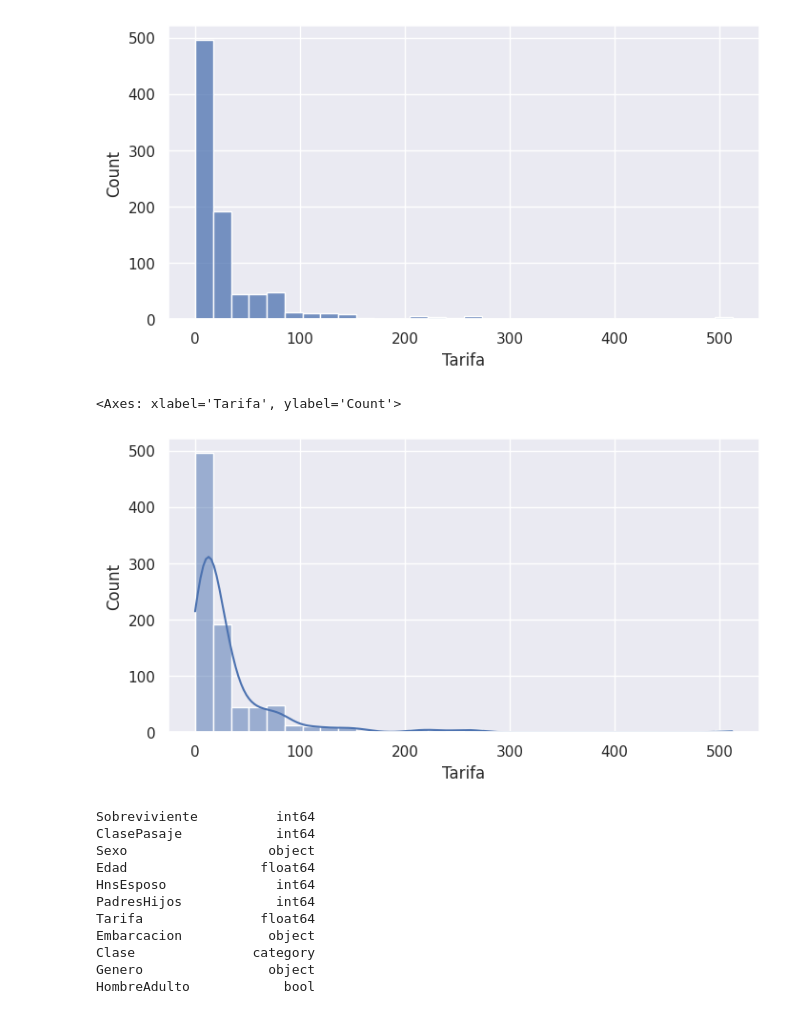
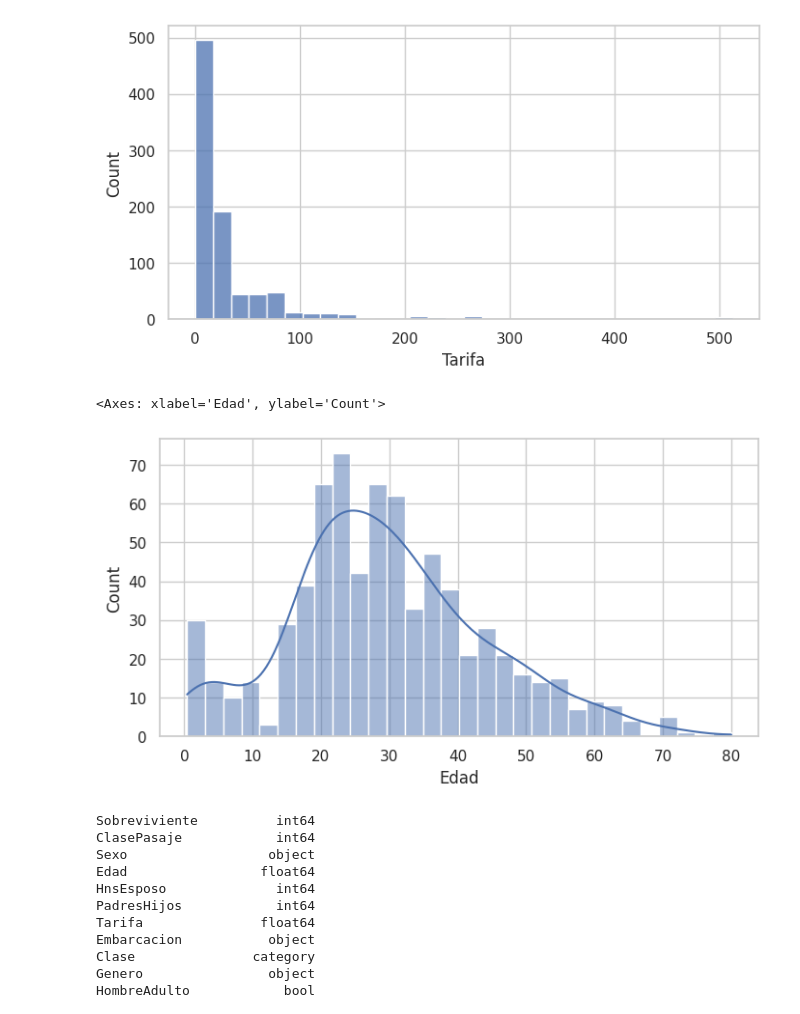
Before and after one commit to mpintoponce/python_utec, a Jupyter notebook: Modulo03:Visualizacion_de_Datos/06.Sesión_5_Univariado_[Student_View].ipynb, the cells around one changed output. Drawn from its saved outputs; the diff is of its cells as text; code cells hidden in the pictures.

```diff
--- a/Modulo03:Visualizacion_de_Datos/06.Sesión_5_Univariado_[Student_View].ipynb
+++ b/Modulo03:Visualizacion_de_Datos/06.Sesión_5_Univariado_[Student_View].ipynb
@@ -285,6 +287,7 @@ dtype: object
 # %%
 # Se puede cambiar el tamaño de las figuras
 sns.set(rc={"figure.figsize":(8, 4)}) #ancho=8, alto=4
+sns.set_theme(style="whitegrid")
 # %% [markdown]
 `countplot()`
 Muestra los conteos de observaciones para el conjunto de datos de una variable categórica usando barras.
@@ -347,10 +361,10 @@ sns.histplot(data=df, x= '### Completar', bins=### Completar)
 # %%
 #se puede agregar la forma de la distribución
 # Graficar un histograma de la columna 'Tarifa' con 30 bins y la estimación de densidad kernel (KDE)
-sns.histplot(data=df, x= '### Completar', bins=### Completar, kde=### Completar)
+sns.histplot(data=df, x= 'Edad', bins=30, kde=True)
 # %% [output]
-<Axes: xlabel='Tarifa', ylabel='Count'>
+<Axes: xlabel='Edad', ylabel='Count'>
-[figure, old version]
+[figure, new version]
 # %%
 df.dtypes
 # %% [output]
```
Also changed, not shown: parts of 18 cells of this notebook.
